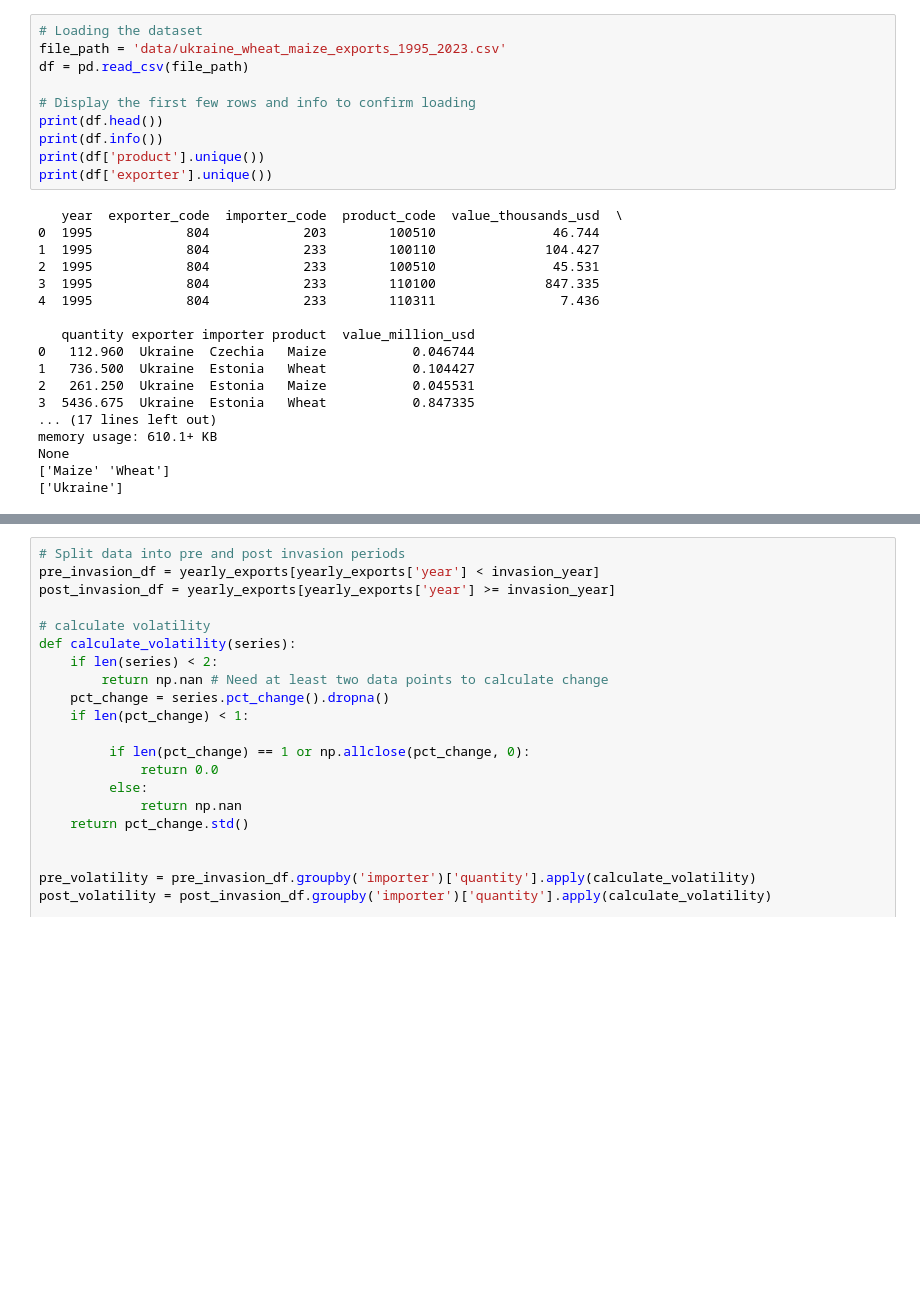
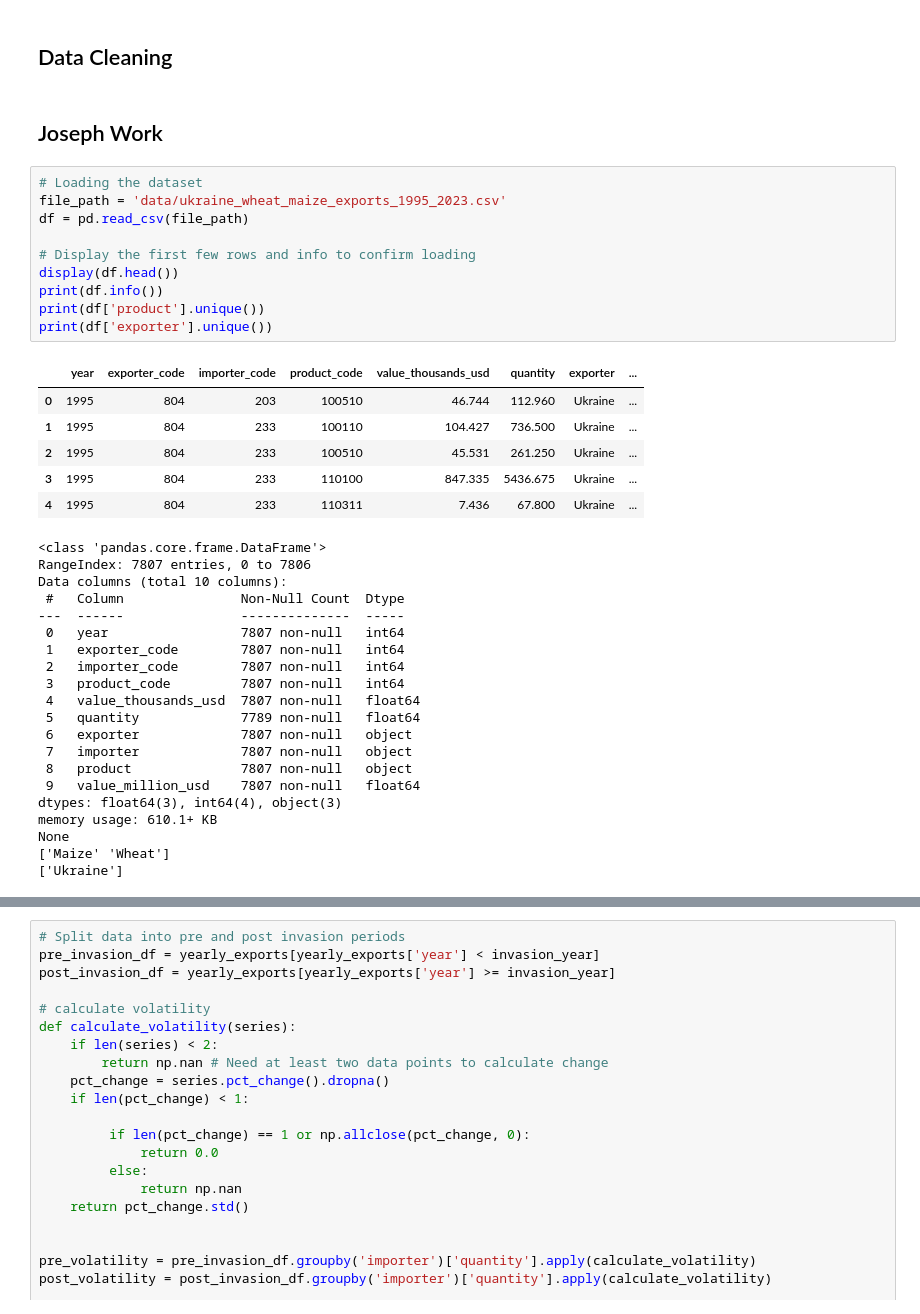
Before and after one commit to GVSU-CIS635/term-project-gjk, a Jupyter notebook: eda.ipynb, the cells around one changed output, grey strips where cells are left out. Drawn from its saved outputs; the diff is of its cells as text; blank space fills up the shorter version.

```diff
--- a/eda.ipynb
+++ b/eda.ipynb
@@ -1,27 +1,40 @@
+# %% [markdown]
+## Data Cleaning
+# %% [markdown]
+## Joseph Work
 # %%
 # Loading the dataset
 file_path = 'data/ukraine_wheat_maize_exports_1995_2023.csv'
 df = pd.read_csv(file_path)
 
 # Display the first few rows and info to confirm loading
-print(df.head())
+display(df.head())
 print(df.info())
 print(df['product'].unique())
 print(df['exporter'].unique())
 # %% [output]
+|  | year | exporter_code | importer_code | product_code | value_thousands_usd | quantity | exporter | ... |
+| 0 | 1995 | 804 | 203 | 100510 | 46.744 | 112.960 | Ukraine | ... |
+| 1 | 1995 | 804 | 233 | 100110 | 104.427 | 736.500 | Ukraine | ... |
+| 2 | 1995 | 804 | 233 | 100510 | 45.531 | 261.250 | Ukraine | ... |
+| 3 | 1995 | 804 | 233 | 110100 | 847.335 | 5436.675 | Ukraine | ... |
+| 4 | 1995 | 804 | 233 | 110311 | 7.436 | 67.800 | Ukraine | ... |
-   year  exporter_code  importer_code  product_code  value_thousands_usd  \
-0  1995            804            203        100510               46.744
-1  1995            804            233        100110              104.427
-2  1995            804            233        100510               45.531
-3  1995            804            233        110100              847.335
-4  1995            804            233        110311                7.436
-
-   quantity exporter importer product  value_million_usd
-0   112.960  Ukraine  Czechia   Maize           0.046744
-1   736.500  Ukraine  Estonia   Wheat           0.104427
-2   261.250  Ukraine  Estonia   Maize           0.045531
-3  5436.675  Ukraine  Estonia   Wheat           0.847335
-... (17 lines left out)
+<class 'pandas.core.frame.DataFrame'>
+RangeIndex: 7807 entries, 0 to 7806
+Data columns (total 10 columns):
+ #   Column               Non-Null Count  Dtype
+---  ------               --------------  -----
+ 0   year                 7807 non-null   int64
+ 1   exporter_code        7807 non-null   int64
+ 2   importer_code        7807 non-null   int64
+ 3   product_code         7807 non-null   int64
+ 4   value_thousands_usd  7807 non-null   float64
+ 5   quantity             7789 non-null   float64
+ 6   exporter             7807 non-null   object
+ 7   importer             7807 non-null   object
+ 8   product              7807 non-null   object
+ 9   value_million_usd    7807 non-null   float64
+dtypes: float64(3), int64(4), object(3)
 memory usage: 610.1+ KB
 None
 ['Maize' 'Wheat']
```
Also changed, not shown: parts of 16 cells of this notebook, 6 other files.
